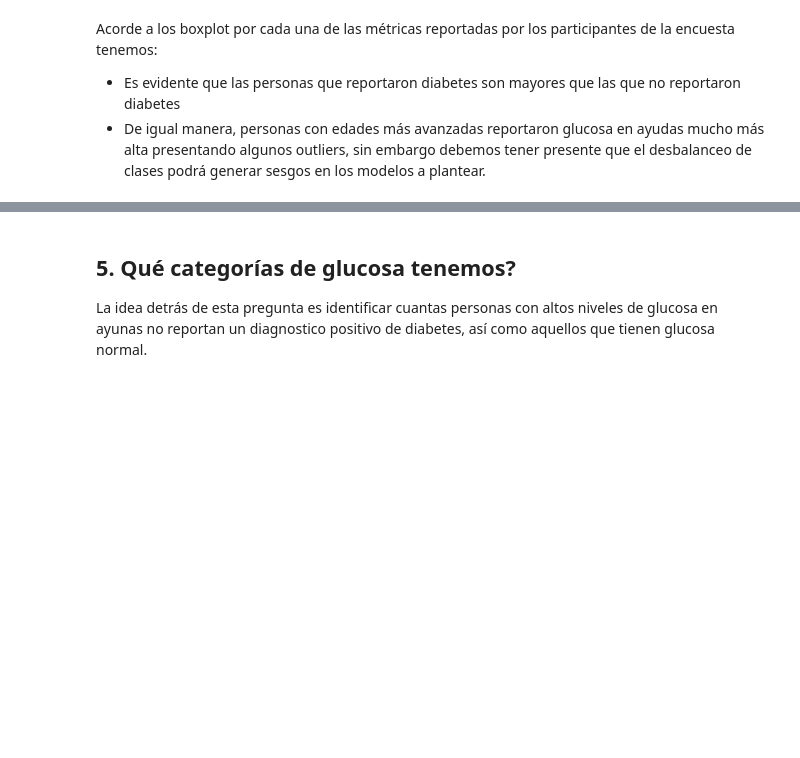
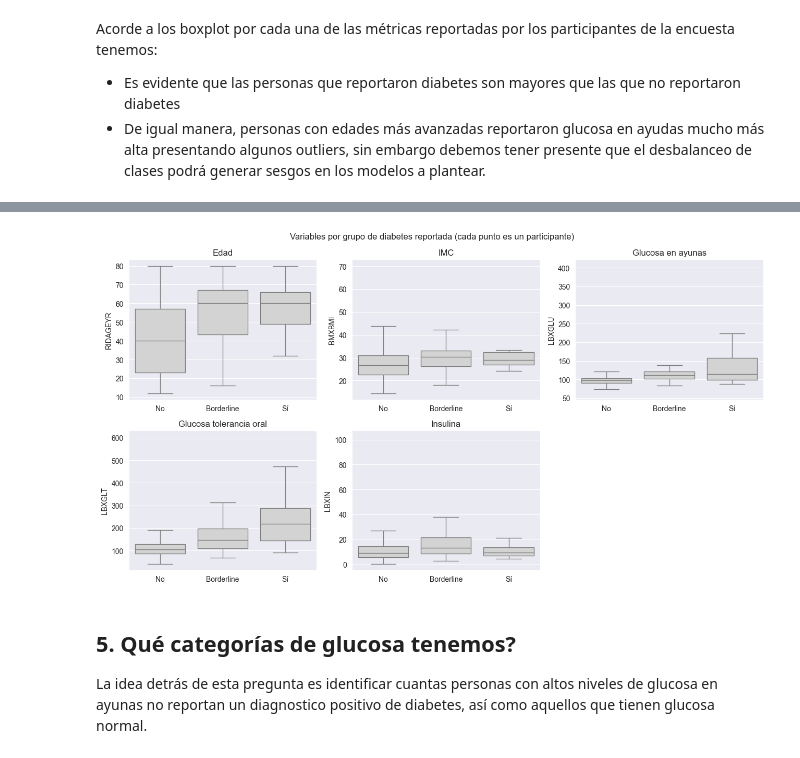
Before and after one commit to Alixguti9620/MIAD-DSA-Metabolic-Health-Explorer, a Jupyter notebook: scripts/03_exploracion_inicial_nhanes.ipynb, the cells around one changed output, grey strips where cells are left out. Saved outputs shown, nothing was run; the diff lists cells and outputs as text; code cells hidden in the pictures; blank space fills up the shorter version.

```diff
--- a/scripts/03_exploracion_inicial_nhanes.ipynb
+++ b/scripts/03_exploracion_inicial_nhanes.ipynb
@@ -251,0 +364,14 @@ Acorde a los boxplot por cada una de las métricas reportadas por los participan
+# %%
+grupos = df[df["DIQ010"].isin([1, 2, 3])].copy()
+grupos["grupo"] = grupos["DIQ010"].map({1: "Sí", 2: "No", 3: "Borderline"})
+orden_g = ["No", "Borderline", "Sí"]
+
+filas = []
+for var in num:
+    for g in orden_g:
+        sub = grupos.loc[grupos["grupo"] == g, var]
+        filas.append({"variable": nombres[var], "grupo": g, "n": len(sub),
+                      "Q1": sub.quantile(0.25), "mediana": sub.median(), "Q3": sub.quantile(0.75)})
+tabla_grupos = pd.DataFrame(filas).set_index(["variable", "grupo"]).round(1)
+display(tabla_grupos)
+tabla_grupos.to_csv(OUT / "resumen_por_grupo_diabetes.csv")
@@ -252,3 +396,16 @@ Acorde a los boxplot por cada una de las métricas reportadas por los participan
+# %%
+fig, axes = plt.subplots(2, 3, figsize=(13, 7))
+for ax, var in zip(axes.flat, num):
+    sns.boxplot(data=grupos, x="grupo", y=var, order=orden_g, color="lightgray", fliersize=0, ax=ax)
+    ax.set_title(nombres[var])
+    ax.set_xlabel("")
+axes.flat[-1].axis("off")
+fig.suptitle("Variables por grupo de diabetes reportada (cada punto es un participante)")
+plt.tight_layout()
+plt.savefig(OUT / "puntos_por_grupo_diabetes.png", dpi=160)
+plt.show()
+# %% [output]
+[figure, added]
 # %% [markdown]
 ## 5. Qué categorías de glucosa tenemos?
 
```
Also changed, not shown: parts of 23 cells of this notebook, 4 other files.
